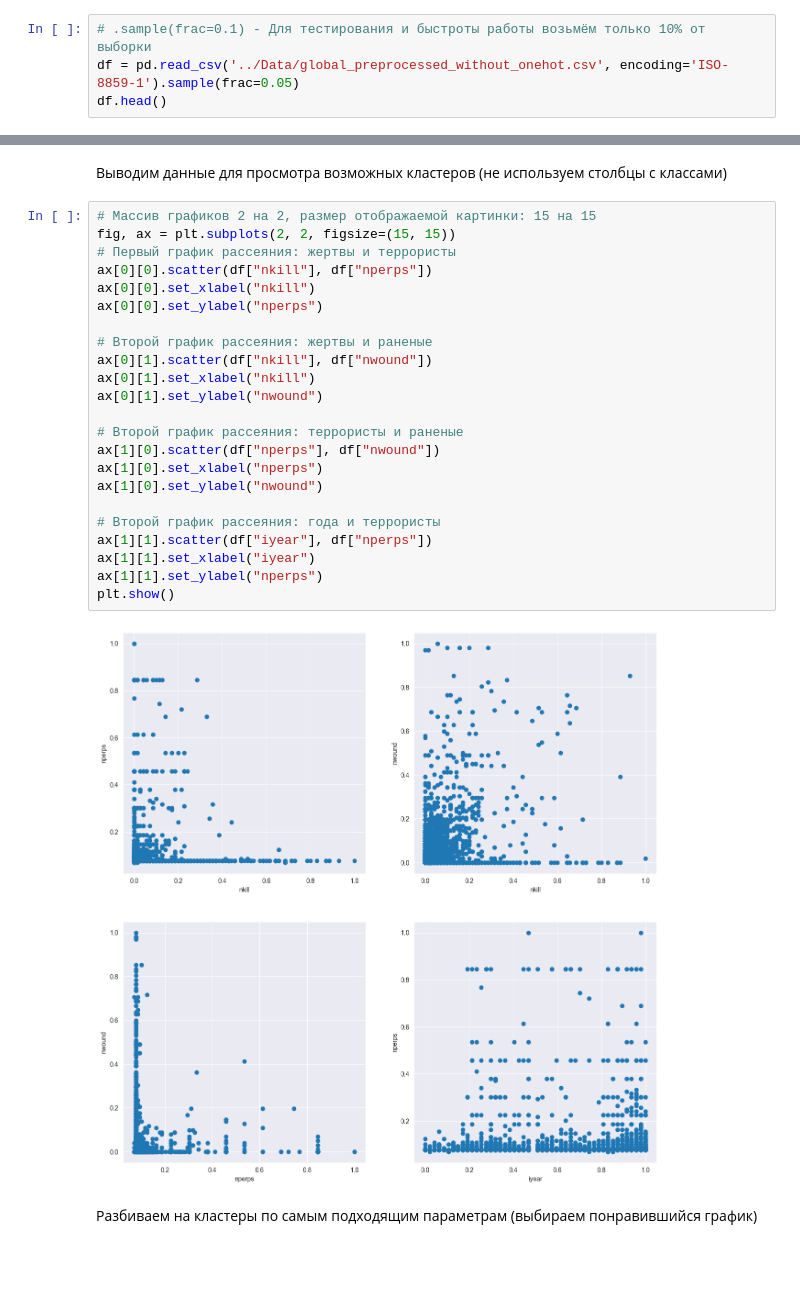
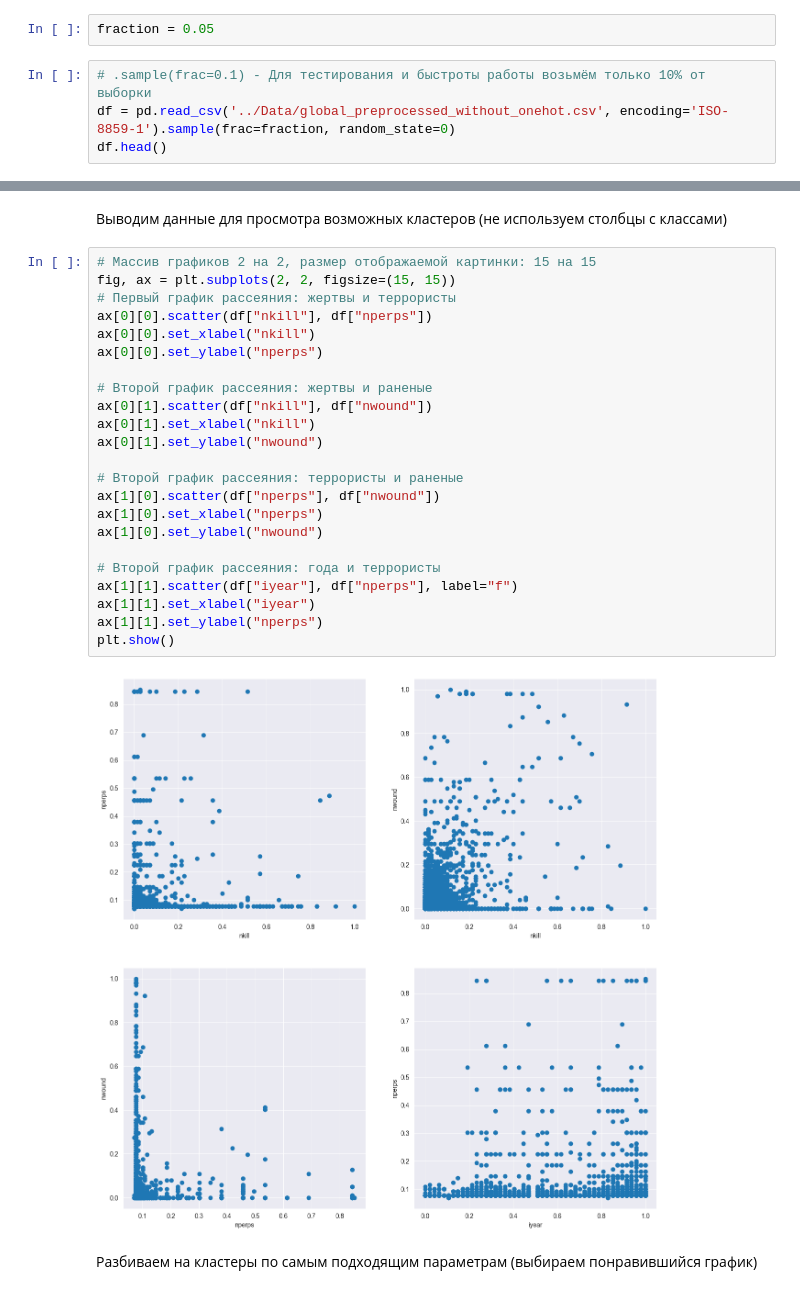
Before and after one commit to GarlicRoll/ML-TerrActs, a Jupyter notebook: Clusterisation/Comparison_for_presentation.ipynb, the cells around one changed output, grey strips where cells are left out. Drawn from its saved outputs; the diff is of its cells as text; blank space fills up the shorter version.

```diff
--- a/Clusterisation/Comparison_for_presentation.ipynb
+++ b/Clusterisation/Comparison_for_presentation.ipynb
@@ -14,9 +14,11 @@ from sklearn.metrics import silhouette_score
 from sklearn.model_selection import ParameterGrid
 # %% [markdown]
 Проверяем датасет (Всё нормализовано кроме столбцов с классами)
+# %%
+fraction = 0.05
 # %%
 # .sample(frac=0.1) - Для тестирования и быстроты работы возьмём только 10% от выборки
-df = pd.read_csv('../Data/global_preprocessed_without_onehot.csv', encoding='ISO-8859-1').sample(frac=0.05)
+df = pd.read_csv('../Data/global_preprocessed_without_onehot.csv', encoding='ISO-8859-1').sample(frac=fraction, random_state=0)
 df.head()
 # %% [output]
 |  | iyear | extended | region | nkill | nwound | attacktype1 | nperps | suicide | success | gname | ... |
@@ -30,28 +32,28 @@ df.head()
 # %%
 # Массив графиков 2 на 2, размер отображаемой картинки: 15 на 15
 fig, ax = plt.subplots(2, 2, figsize=(15, 15))
 # Первый график рассеяния: жертвы и террористы
 ax[0][0].scatter(df["nkill"], df["nperps"])
 ax[0][0].set_xlabel("nkill")
 ax[0][0].set_ylabel("nperps")
 
 # Второй график рассеяния: жертвы и раненые
 ax[0][1].scatter(df["nkill"], df["nwound"])
 ax[0][1].set_xlabel("nkill")
 ax[0][1].set_ylabel("nwound")
 
 # Второй график рассеяния: террористы и раненые
 ax[1][0].scatter(df["nperps"], df["nwound"])
 ax[1][0].set_xlabel("nperps")
 ax[1][0].set_ylabel("nwound")
 
 # Второй график рассеяния: года и террористы
-ax[1][1].scatter(df["iyear"], df["nperps"])
+ax[1][1].scatter(df["iyear"], df["nperps"], label="f")
 ax[1][1].set_xlabel("iyear")
 ax[1][1].set_ylabel("nperps")
 plt.show()
 # %% [output]
-[figure, old version]
+[figure, new version]
 # %% [markdown]
 Разбиваем на кластеры по самым подходящим параметрам (выбираем понравившийся график)
 # %%
```
Also changed, not shown: parts of 19 cells of this notebook, 4 other files.
